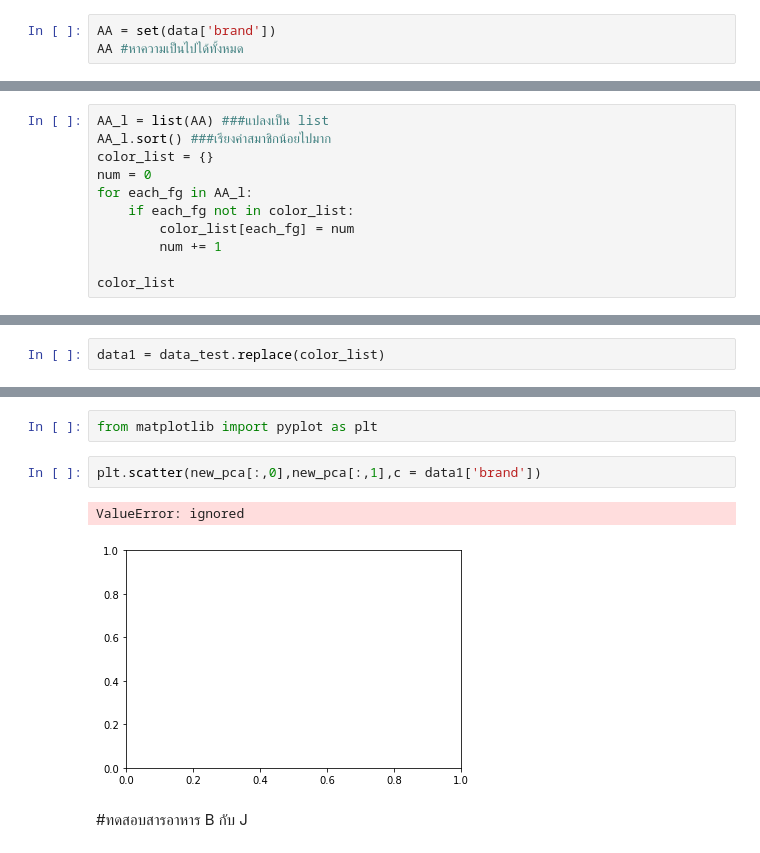
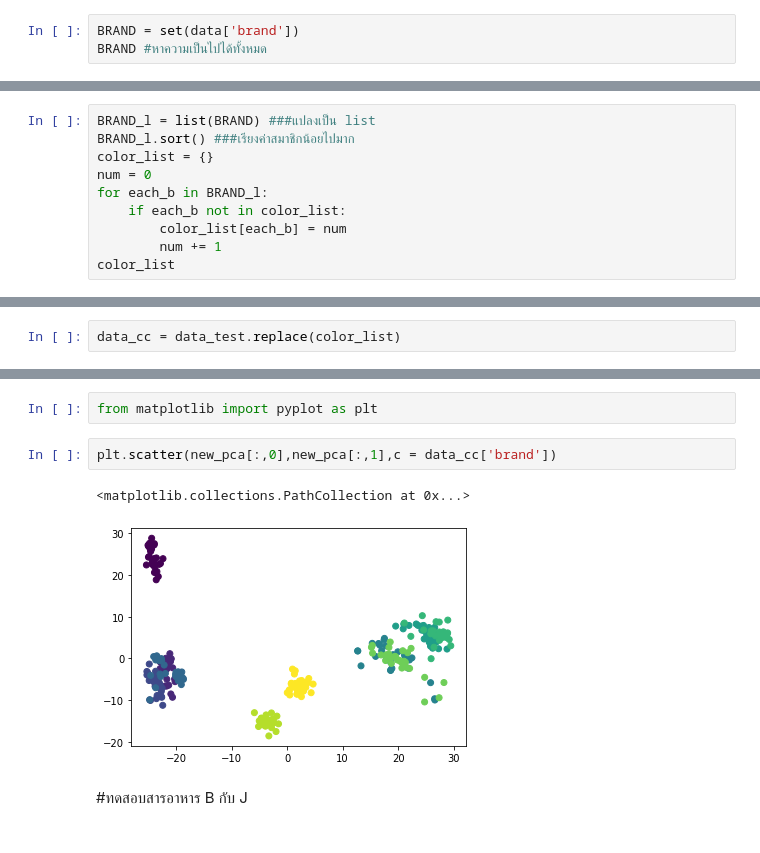
Before and after one commit to chalarm1405/multivariate, a Jupyter notebook: Exam01.ipynb, the cells around one changed output, grey strips where cells are left out. Saved outputs shown, nothing was run; the diff lists cells and outputs as text.

```diff
--- a/Exam01.ipynb
+++ b/Exam01.ipynb
@@ -155,7 +155,7 @@ array([[-2.49517479e+01,  2.68116678e+01],
        [ 1.76785995e+00, -8.54653637e+00],
        [ 2.91739830e+00, -7.80284611e+00]])
 # %%
-AA = set(data['brand'])
-AA #หาความเป็นไปได้ทั้งหมด
+BRAND = set(data['brand'])
+BRAND #หาความเป็นไปได้ทั้งหมด
 # %% [output]
 {'A', 'B', 'C', 'D', 'E', 'F', 'G', 'H', 'I', 'J'}
@@ -183,12 +162,11 @@ AA #หาความเป็นไปได้ทั้งหมด
 # %%
-AA_l = list(AA) ###แปลงเป็น list
-AA_l.sort() ###เรียงค่าสมาชิกน้อยไปมาก
+BRAND_l = list(BRAND) ###แปลงเป็น list
+BRAND_l.sort() ###เรียงค่าสมาชิกน้อยไปมาก
 color_list = {}
 num = 0
-for each_fg in AA_l:
-    if each_fg not in color_list:
-        color_list[each_fg] = num
+for each_b in BRAND_l:
+    if each_b not in color_list:
+        color_list[each_b] = num
         num += 1
-
 color_list
 # %% [output]
@@ -212,2 +183,2 @@ color_list
 # %%
-data1 = data_test.replace(color_list)
+data_cc = data_test.replace(color_list)
@@ -230,10 +201,10 @@ data1
 # %%
 from matplotlib import pyplot as plt
 # %%
-plt.scatter(new_pca[:,0],new_pca[:,1],c = data1['brand'])
+plt.scatter(new_pca[:,0],new_pca[:,1],c = data_cc['brand'])
 # %% [output]
-ValueError: ignored
+<matplotlib.collections.PathCollection at 0x...>
-[figure, old version]
+[figure, new version]
 # %% [markdown]
 #ทดสอบสารอาหาร B กับ J
 # %%
```
Also changed, not shown: parts of 8 cells of this notebook.
